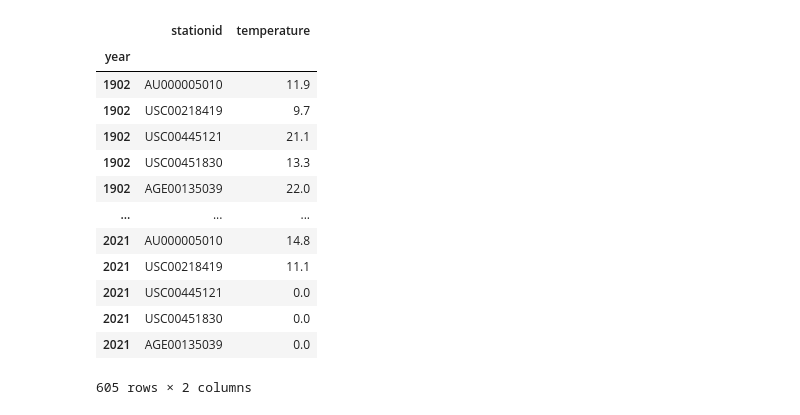
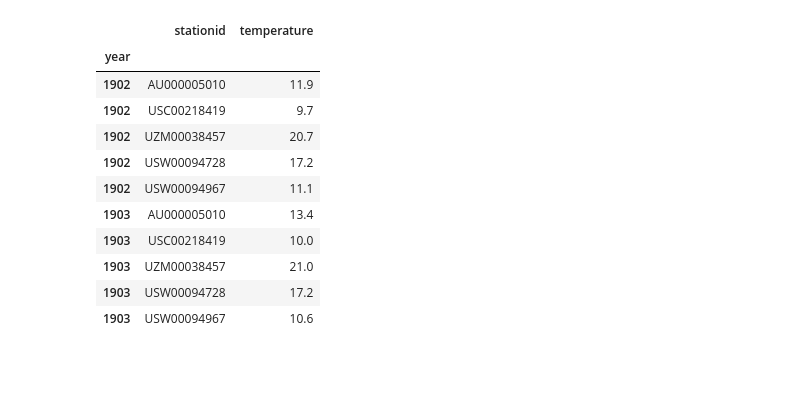
Before and after one commit to Rojanmhj2055/weather-pipeline, a Jupyter notebook: generate_plot.ipynb, the cells around one changed output. Saved outputs shown, nothing was run; the diff lists cells and outputs as text; code cells hidden in the pictures; blank space fills up the shorter version.

```diff
--- a/generate_plot.ipynb
+++ b/generate_plot.ipynb
@@ -9,2 +5,2 @@ csv_files = glob.glob("./median_data/*.csv")
 # %%
-df = pd.read_csv("./median_data/file.csv",header=0,index_col=2)
+dataset = pd.read_csv("./all_median_data/weather_data_combined.csv",names=["stationid","temperature","year"],index_col=2)
@@ -35,21 +7,17 @@ Name: temp, Length: 8990, dtype: int64
-# %%
-dataset = pd.read_csv("./all_median_data/all_combined_data.csv",names=["stationid","temperature","year"],index_col=2)
 # %%
 dataset["temperature"] = dataset["temperature"]/10
 # %%
-dataset
+dataset.head(10)
 # %% [output]
 |  | stationid | temperature |
 | year |  |  |
 | 1902 | AU000005010 | 11.9 |
 | 1902 | USC00218419 | 9.7 |
-| 1902 | USC00445121 | 21.1 |
-| 1902 | USC00451830 | 13.3 |
-| 1902 | AGE00135039 | 22.0 |
-| ... | ... | ... |
-| 2021 | AU000005010 | 14.8 |
-| 2021 | USC00218419 | 11.1 |
-| 2021 | USC00445121 | 0.0 |
-| 2021 | USC00451830 | 0.0 |
-| 2021 | AGE00135039 | 0.0 |
+| 1902 | UZM00038457 | 20.7 |
+| 1902 | USW00094728 | 17.2 |
+| 1902 | USW00094967 | 11.1 |
+| 1903 | AU000005010 | 13.4 |
+| 1903 | USC00218419 | 10.0 |
+| 1903 | UZM00038457 | 21.0 |
+| 1903 | USW00094728 | 17.2 |
+| 1903 | USW00094967 | 10.6 |
-605 rows × 2 columns
```
Also changed, not shown: parts of 11 cells of this notebook, 6 other files.
